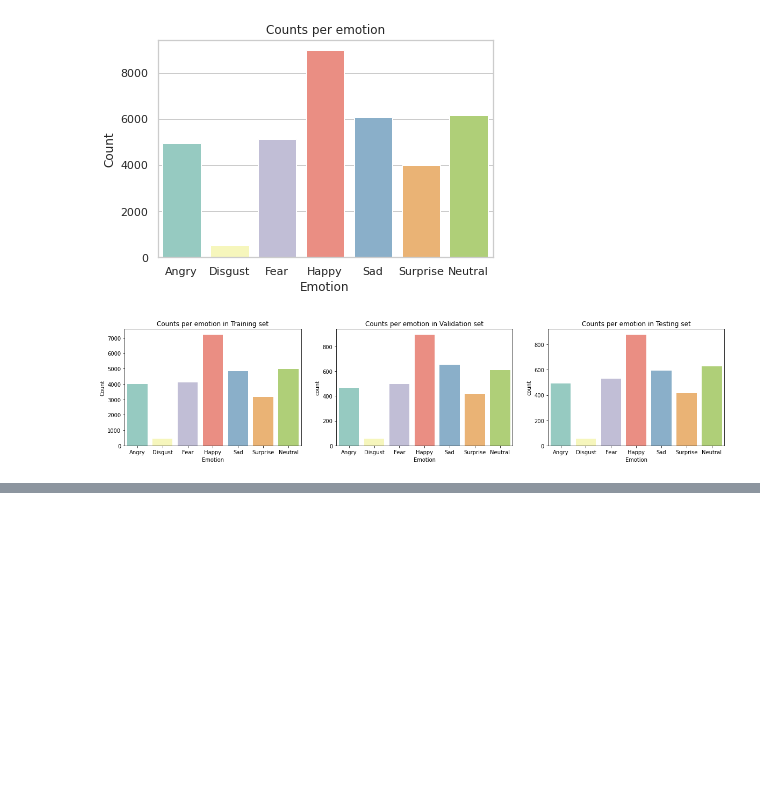
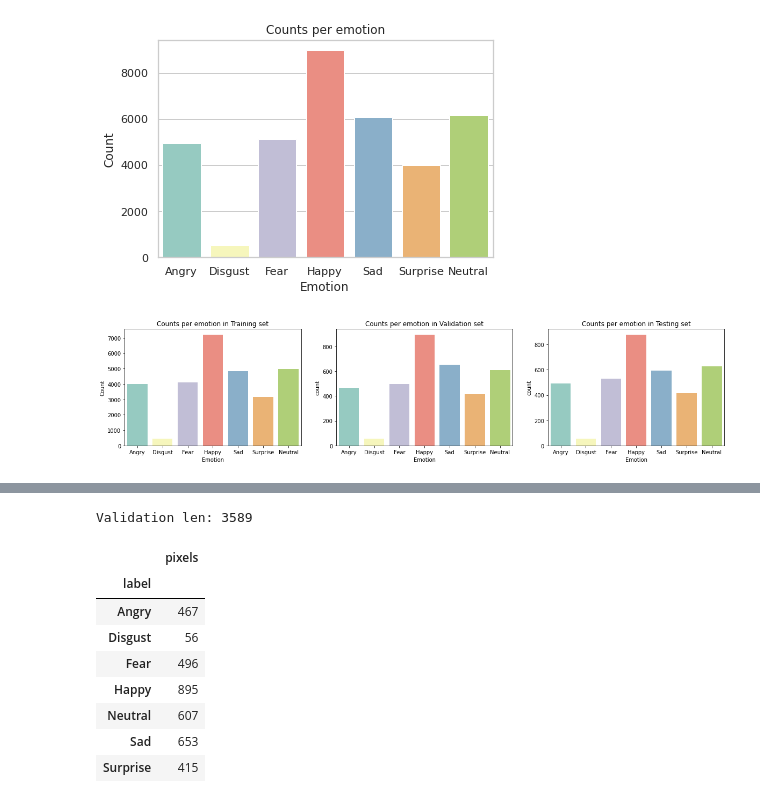
Before and after one commit to uninstallit/ATI736, a Jupyter notebook: Final/explore.ipynb, the cells around one changed output, grey strips where cells are left out. Saved outputs shown, nothing was run; the diff lists cells and outputs as text; code cells hidden in the pictures; blank space fills up the shorter version.

```diff
--- a/Final/explore.ipynb
+++ b/Final/explore.ipynb
@@ -93,0 +109,14 @@ sns.reset_orig()
+# %%
+print('Validation len:',  len(val))
+val[['label','pixels']].groupby('label').count()
+# %% [output]
+Validation len: 3589
+|  | pixels |
+| label |  |
+| Angry | 467 |
+| Disgust | 56 |
+| Fear | 496 |
+| Happy | 895 |
+| Neutral | 607 |
+| Sad | 653 |
+| Surprise | 415 |
```
Also changed, not shown: parts of 8 cells of this notebook.
